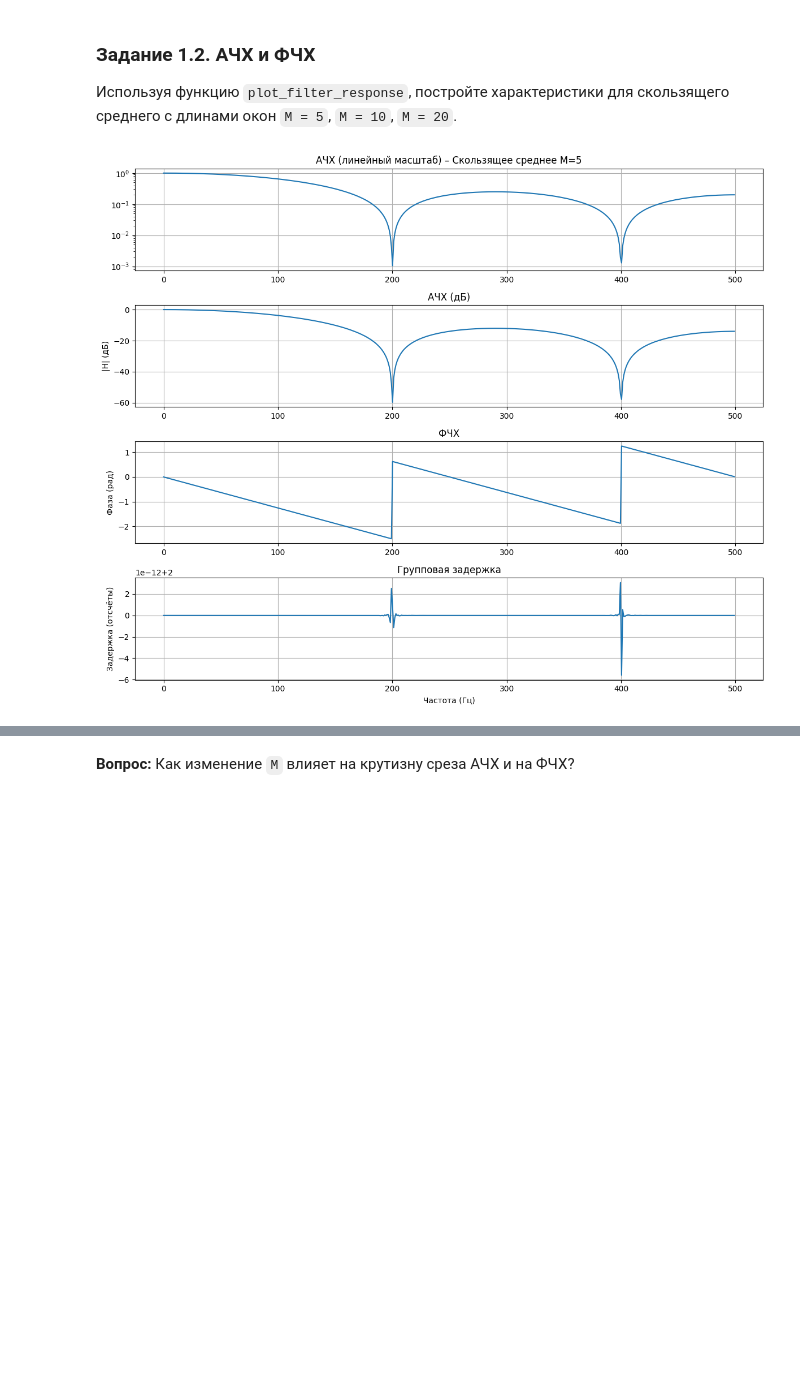
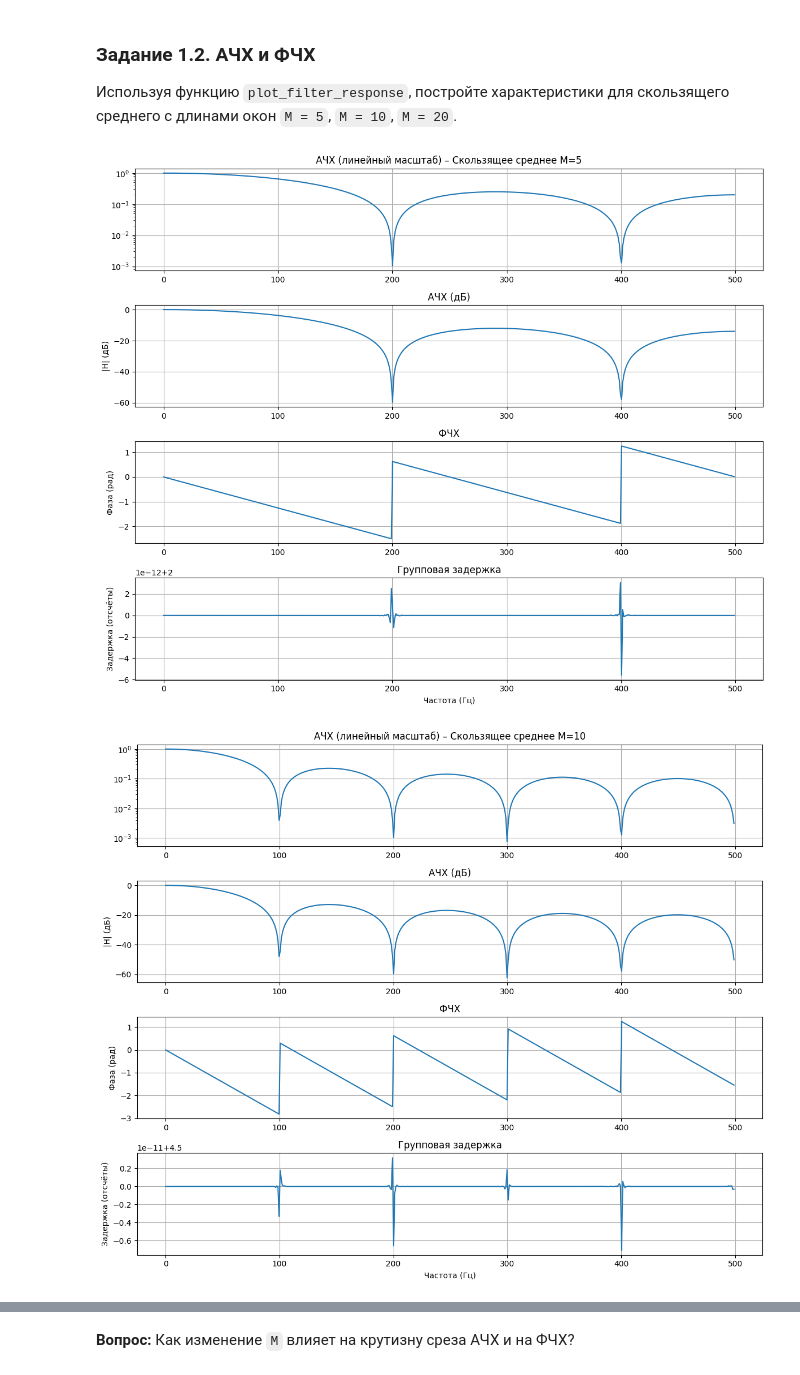
Before and after one commit to Uzema/dsp-seminars, a Jupyter notebook: seminars/5.ipynb, the cells around one changed output, grey strips where cells are left out. Drawn from its saved outputs; the diff is of its cells as text; code cells hidden in the pictures; blank space fills up the shorter version.

```diff
--- a/seminars/5.ipynb
+++ b/seminars/5.ipynb
@@ -102,8 +102,14 @@ plt.show()
 # %%
 # Для M=5
 b5 = np.ones(5)/5
 plot_filter_response(b5, [1], fs=1000, title='Скользящее среднее M=5')
 
 # Ваш код здесь: повторить для M=10 и M=20
+b10 = np.ones(10)/10
+plot_filter_response(b10, [1], fs=1000, title='Скользящее среднее M=10')
+
+b20 = np.ones(20)/20
+plot_filter_response(b20, [1], fs=1000, title='Скользящее среднее M=20')
 # %% [output]
 [figure]
+[figure, added]
```
Also changed, not shown: parts of 1 cell of this notebook.
